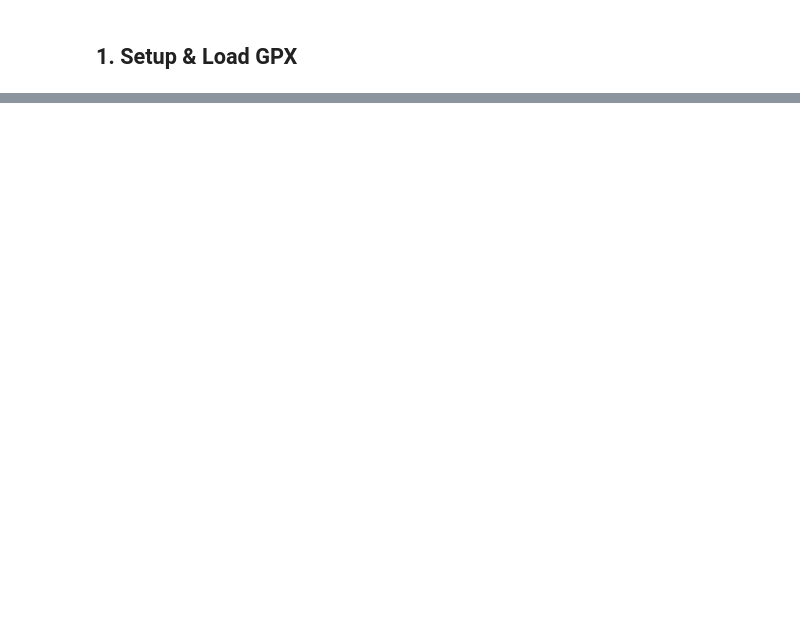
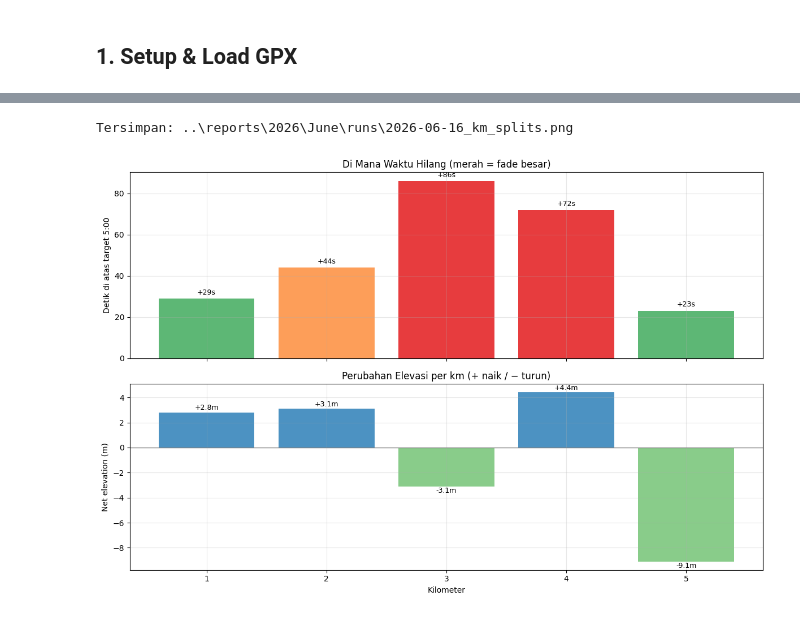
Before and after one commit to AngeloDusu/Strava-running-analysis, a Jupyter notebook: notebooks/run_deep_dive.ipynb, the cells around one changed output, grey strips where cells are left out. Saved outputs shown, nothing was run; the diff lists cells and outputs as text; code cells hidden in the pictures; blank space fills up the shorter version.

```diff
--- a/notebooks/run_deep_dive.ipynb
+++ b/notebooks/run_deep_dive.ipynb
@@ -655,0 +289,39 @@ Tersimpan: ..\reports\2026\June\runs\2026-06-14_summary.png
+# %%
+# Visual: pace loss vs elevation per km (diagnosis terrain vs pacing)
+fig, axes = plt.subplots(2, 1, figsize=(12, 8), sharex=True)
+
+colors = ["#e31a1c" if l > 60 else "#fd8d3c" if l > 30 else "#41ab5d"
+          for l in splits_df["loss_vs_target_s"]]
+axes[0].bar(splits_df["km"], splits_df["loss_vs_target_s"], color=colors, alpha=0.85)
+axes[0].axhline(0, color="gray", lw=1)
+axes[0].set_ylabel("Detik di atas target 5:00")
+axes[0].set_title("Di Mana Waktu Hilang (merah = fade besar)")
+for _, r in splits_df.iterrows():
+    axes[0].text(r["km"], r["loss_vs_target_s"]+2, f"+{r['loss_vs_target_s']:.0f}s",
+                 ha="center", fontsize=9)
+axes[0].grid(True, alpha=0.3)
+
+# net elevation per km — kalau fade km TURUN, bukan terrain
+ec = ["#2c7fb8" if e >= 0 else "#74c476" for e in splits_df["net_elev"]]
+axes[1].bar(splits_df["km"], splits_df["net_elev"], color=ec, alpha=0.85)
+axes[1].axhline(0, color="gray", lw=1)
+axes[1].set_ylabel("Net elevation (m)")
+axes[1].set_xlabel("Kilometer")
+axes[1].set_title("Perubahan Elevasi per km (+ naik / − turun)")
+for _, r in splits_df.iterrows():
+    axes[1].text(r["km"], r["net_elev"]+(0.2 if r["net_elev"]>=0 else -0.5),
+                 f"{r['net_elev']:+.1f}m", ha="center", fontsize=9)
+axes[1].grid(True, alpha=0.3)
+
+fig.tight_layout()
+
+from pathlib import Path as _P
+save_dir = _P(f"../reports/{points[0].time.strftime('%Y')}/"
+             f"{points[0].time.strftime('%B')}/runs")
+save_dir.mkdir(parents=True, exist_ok=True)
+fig.savefig(save_dir / f"{run_date}_km_splits.png", dpi=150, bbox_inches="tight")
+print(f"Tersimpan: {save_dir / f'{run_date}_km_splits.png'}")  # <-- nama file FIX (06-16)
+plt.show()
+# %% [output]
+Tersimpan: ..\reports\2026\June\runs\2026-06-16_km_splits.png
+[figure, added]
```
Also changed, not shown: parts of 37 cells of this notebook, 5 other files.
